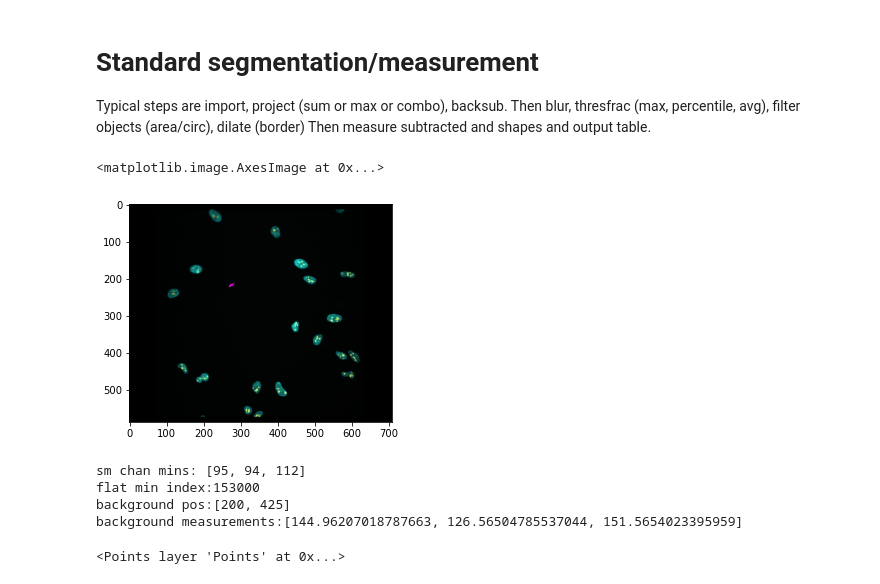
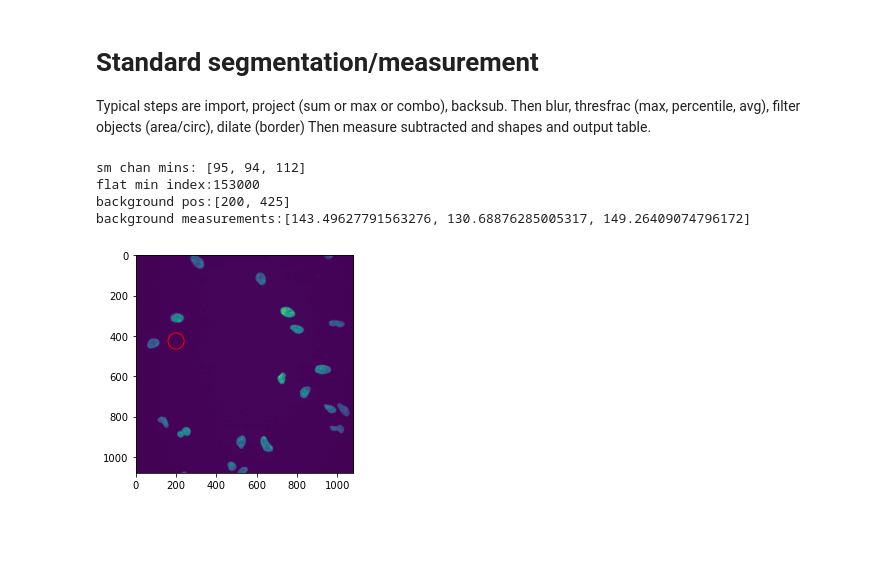
Before and after one commit to jayunruh/napari-IP-workflow, a Jupyter notebook: src/napari_ip_workflow/_tests/standard_segmentation.ipynb, the cells around one changed output. Cells and saved outputs as stored; diff of their text form; code cells hidden in the pictures; blank space fills up the shorter version.

```diff
--- a/src/napari_ip_workflow/_tests/standard_segmentation.ipynb
+++ b/src/napari_ip_workflow/_tests/standard_segmentation.ipynb
@@ -20,6 +19,0 @@ viewer=napari.view_image(img,channel_axis=0)
-# %%
-snap=viewer.screenshot()
-plt.imshow(snap)
-# %% [output]
-<matplotlib.image.AxesImage at 0x...>
-[figure, removed]
@@ -59,16 +20,20 @@ def findBackground(timg,smstd,ballrad,border,measrad):
 # %%
-minx,miny,backavg,_,_=findBackground(img,3,40,200,30)
+#find the best background position
+minx,miny,backavg,_,_=ipf.findBackground(img,3,40,200,30)
 print('background pos:'+str([minx,miny]))
 print('background measurements:'+str(backavg))
 # %% [output]
 sm chan mins: [95, 94, 112]
 flat min index:153000
 background pos:[200, 425]
-background measurements:[144.96207018787663, 126.56504785537044, 151.5654023395959]
+background measurements:[143.49627791563276, 130.68876285005317, 149.26409074796172]
 # %%
-viewer.add_points([[miny,minx]],size=60)
+#show the background position for reference
+plt.imshow(img[0])
+plt.gca().add_patch(patches.Circle((minx,miny),40,ec='red',fc='none'))
+plt.show()
 # %% [output]
-<Points layer 'Points' at 0x...>
+[figure, added]
 # %%
 backsub=[img[i]-backavg[i] for i in range(len(img))]
 # %%
```
Also changed, not shown: parts of 8 cells of this notebook, 7 other files.
